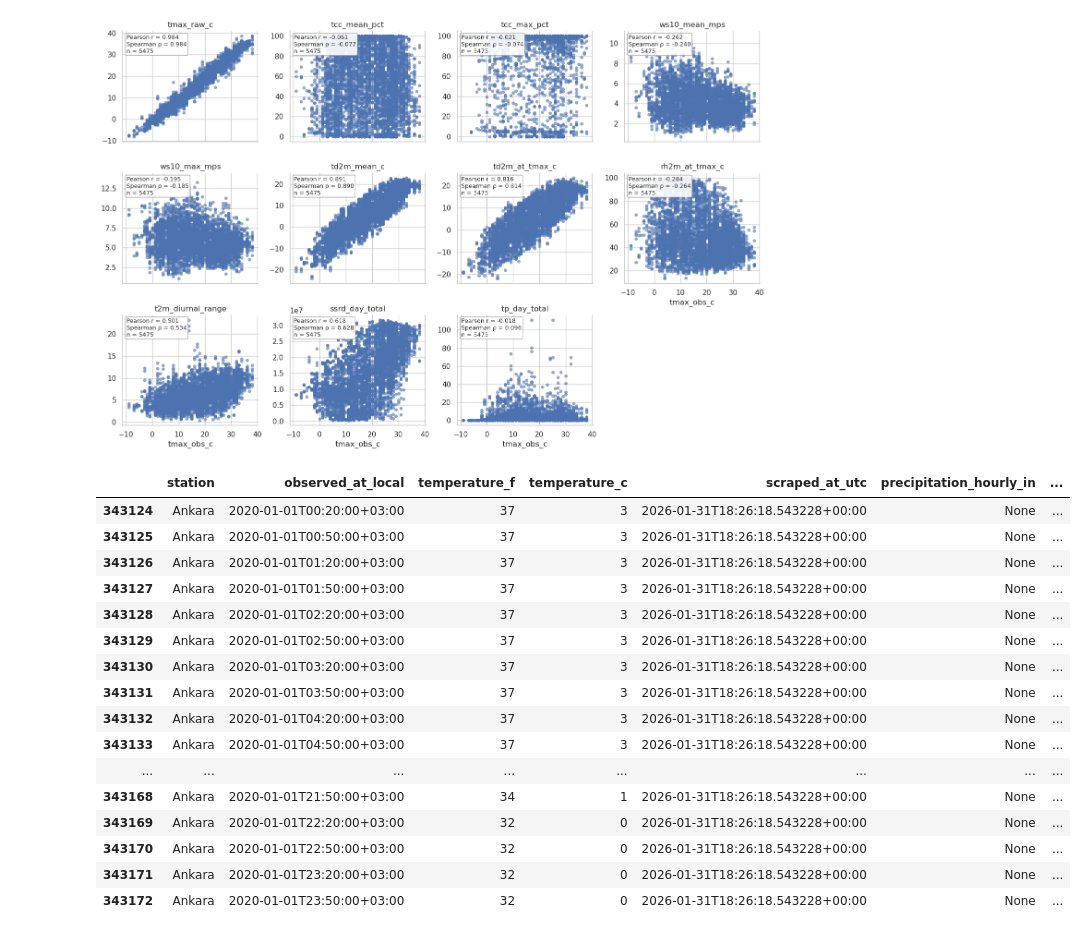
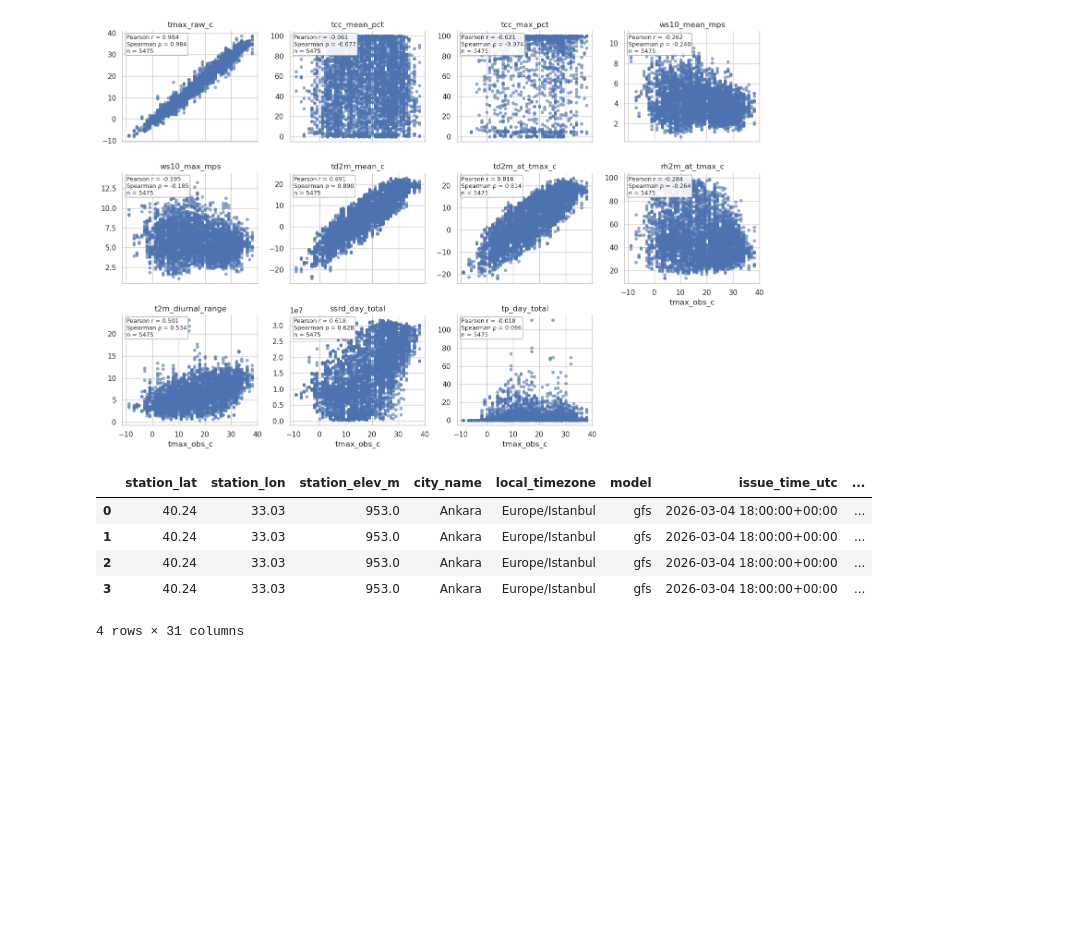
Before and after one commit to gkbrkgrr/polymarket-weather-trading, a Jupyter notebook: test.ipynb, the cells around one changed output. Cells and saved outputs as stored; diff of their text form; code cells hidden in the pictures; blank space fills up the shorter version.

```diff
--- a/test.ipynb
+++ b/test.ipynb
@@ -155,23 +155,12 @@ plt.show()
 [figure]
 # %%
 import pyarrow.parquet as pq
-df = pq.read_table("/home/gkbrkgrr/Desktop/polymarket-weather-trading/data/observations/Ankara.parquet").to_pandas()
-df[df["observed_at_local"].astype(str).str[:10] == "2020-01-01"]
+df = pq.read_table("/home/gkbrkgrr/Desktop/polymarket-weather-trading/data/ml_predictions/city_extended/Ankara/city_extended_daily_tmax_predictions_2026030418.parquet").to_pandas()
+df
 # %% [output]
-|  | station | observed_at_local | temperature_f | temperature_c | scraped_at_utc | precipitation_hourly_in | ... |
-| 343124 | Ankara | 2020-01-01T00:20:00+03:00 | 37 | 3 | 2026-01-31T18:26:18.543228+00:00 | None | ... |
-| 343125 | Ankara | 2020-01-01T00:50:00+03:00 | 37 | 3 | 2026-01-31T18:26:18.543228+00:00 | None | ... |
-| 343126 | Ankara | 2020-01-01T01:20:00+03:00 | 37 | 3 | 2026-01-31T18:26:18.543228+00:00 | None | ... |
-| 343127 | Ankara | 2020-01-01T01:50:00+03:00 | 37 | 3 | 2026-01-31T18:26:18.543228+00:00 | None | ... |
-| 343128 | Ankara | 2020-01-01T02:20:00+03:00 | 37 | 3 | 2026-01-31T18:26:18.543228+00:00 | None | ... |
-| 343129 | Ankara | 2020-01-01T02:50:00+03:00 | 37 | 3 | 2026-01-31T18:26:18.543228+00:00 | None | ... |
-| 343130 | Ankara | 2020-01-01T03:20:00+03:00 | 37 | 3 | 2026-01-31T18:26:18.543228+00:00 | None | ... |
-| 343131 | Ankara | 2020-01-01T03:50:00+03:00 | 37 | 3 | 2026-01-31T18:26:18.543228+00:00 | None | ... |
-| 343132 | Ankara | 2020-01-01T04:20:00+03:00 | 37 | 3 | 2026-01-31T18:26:18.543228+00:00 | None | ... |
-| 343133 | Ankara | 2020-01-01T04:50:00+03:00 | 37 | 3 | 2026-01-31T18:26:18.543228+00:00 | None | ... |
-| ... | ... | ... | ... | ... | ... | ... | ... |
-| 343168 | Ankara | 2020-01-01T21:50:00+03:00 | 34 | 1 | 2026-01-31T18:26:18.543228+00:00 | None | ... |
-| 343169 | Ankara | 2020-01-01T22:20:00+03:00 | 32 | 0 | 2026-01-31T18:26:18.543228+00:00 | None | ... |
-| 343170 | Ankara | 2020-01-01T22:50:00+03:00 | 32 | 0 | 2026-01-31T18:26:18.543228+00:00 | None | ... |
-| 343171 | Ankara | 2020-01-01T23:20:00+03:00 | 32 | 0 | 2026-01-31T18:26:18.543228+00:00 | None | ... |
-| 343172 | Ankara | 2020-01-01T23:50:00+03:00 | 32 | 0 | 2026-01-31T18:26:18.543228+00:00 | None | ... |
+|  | station_lat | station_lon | station_elev_m | city_name | local_timezone | model | issue_time_utc | ... |
+| 0 | 40.24 | 33.03 | 953.0 | Ankara | Europe/Istanbul | gfs | 2026-03-04 18:00:00+00:00 | ... |
+| 1 | 40.24 | 33.03 | 953.0 | Ankara | Europe/Istanbul | gfs | 2026-03-04 18:00:00+00:00 | ... |
+| 2 | 40.24 | 33.03 | 953.0 | Ankara | Europe/Istanbul | gfs | 2026-03-04 18:00:00+00:00 | ... |
+| 3 | 40.24 | 33.03 | 953.0 | Ankara | Europe/Istanbul | gfs | 2026-03-04 18:00:00+00:00 | ... |
+4 rows × 31 columns
```
Also changed, not shown: parts of 1 cell of this notebook, 22 other files.
